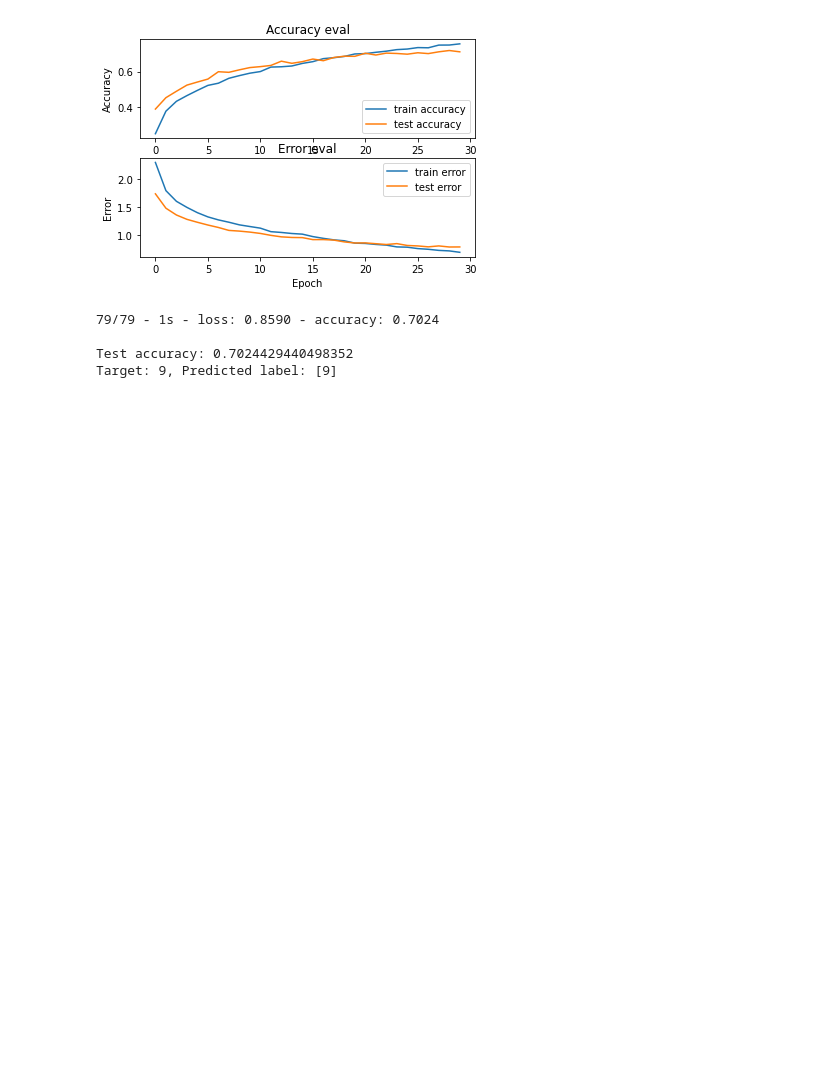
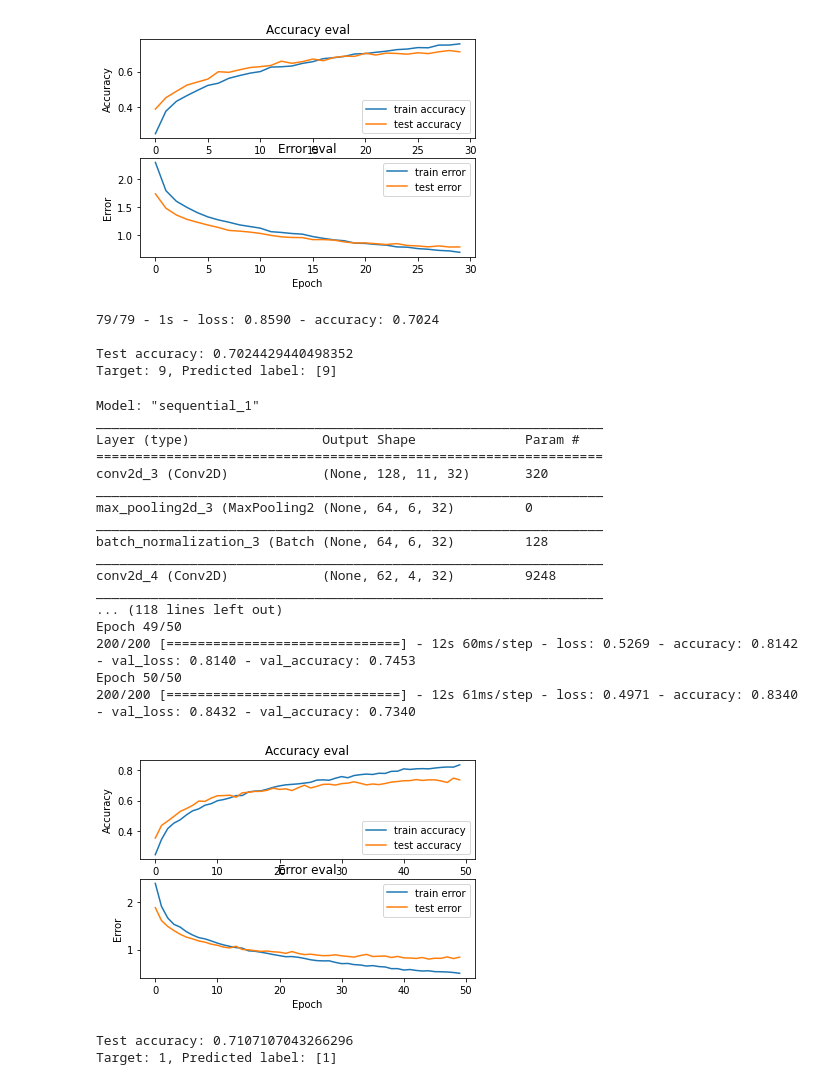
Before and after one commit to weasel-codes/music-classification, a Jupyter notebook: Music_Genre_Classification.ipynb, the cells around one changed output. Drawn from its saved outputs; the diff is of its cells as text; code cells hidden in the pictures; blank space fills up the shorter version.

Commit message:
another epoch added

```diff
--- a/Music_Genre_Classification.ipynb
+++ b/Music_Genre_Classification.ipynb
@@ -213,7 +213,7 @@ def predict(model, X, y):
 if __name__ == "__main__":
 
     # get train, validation, test splits
-    X_train, X_validation, X_test, y_train, y_validation, y_test = prepare_datasets(0.25, 0.2)
+    X_train, X_validation, X_test, y_train, y_validation, y_test = prepare_datasets(0.2, 0.2)
 
     # create network
     input_shape = (X_train.shape[1], X_train.shape[2], 1)
@@ -234,7 +234,7 @@ if __name__ == "__main__":
     plot_history(history)
 
     # evaluate model on test set
-    test_loss, test_acc = model.evaluate(X_test, y_test, verbose=2)
+    test_loss, test_acc = model.evaluate(X_test, y_test, verbose=0)
     print('\nTest accuracy:', test_acc)
 
     # pick a sample to predict from the test set
@@ -266,3 +266,59 @@ Epoch 30/30
 
 Test accuracy: 0.7024429440498352
 Target: 9, Predicted label: [9]
+# %%
+# MAIN RUNNER
+if __name__ == "__main__":
+
+    # get train, validation, test splits
+    X_train, X_validation, X_test, y_train, y_validation, y_test = prepare_datasets(0.2, 0.2)
+
+    # create network
+    input_shape = (X_train.shape[1], X_train.shape[2], 1)
+    model = build_model(input_shape)
+
+    # compile model
+    optimiser = keras.optimizers.Adam(learning_rate=0.0001)
+    model.compile(optimizer=optimiser,
+                  loss='sparse_categorical_crossentropy',
+                  metrics=['accuracy'])
+
+    model.summary()
+
+    # train model
+    history = model.fit(X_train, y_train, validation_data=(X_validation, y_validation), batch_size=32, epochs=50)
+
+    # plot accuracy/error for training and validation
+    plot_history(history)
+
+    # evaluate model on test set
+    test_loss, test_acc = model.evaluate(X_test, y_test, verbose=0)
+    print('\nTest accuracy:', test_acc)
+
+    # pick a sample to predict from the test set
+    X_to_predict = X_test[100]
+    y_to_predict = y_test[100]
+
+    # predict sample
+    predict(model, X_to_predict, y_to_predict)
+# %% [output]
+Model: "sequential_1"
+_________________________________________________________________
+Layer (type)                 Output Shape              Param #
+=================================================================
+conv2d_3 (Conv2D)            (None, 128, 11, 32)       320
+_________________________________________________________________
+max_pooling2d_3 (MaxPooling2 (None, 64, 6, 32)         0
+_________________________________________________________________
+batch_normalization_3 (Batch (None, 64, 6, 32)         128
+_________________________________________________________________
+conv2d_4 (Conv2D)            (None, 62, 4, 32)         9248
+_________________________________________________________________
+... (118 lines left out)
+Epoch 49/50
+200/200 [==============================] - 12s 60ms/step - loss: 0.5269 - accuracy: 0.8142 - val_loss: 0.8140 - val_accuracy: 0.7453
+Epoch 50/50
+200/200 [==============================] - 12s 61ms/step - loss: 0.4971 - accuracy: 0.8340 - val_loss: 0.8432 - val_accuracy: 0.7340
+[figure, added]
+Test accuracy: 0.7107107043266296
+Target: 1, Predicted label: [1]
```
